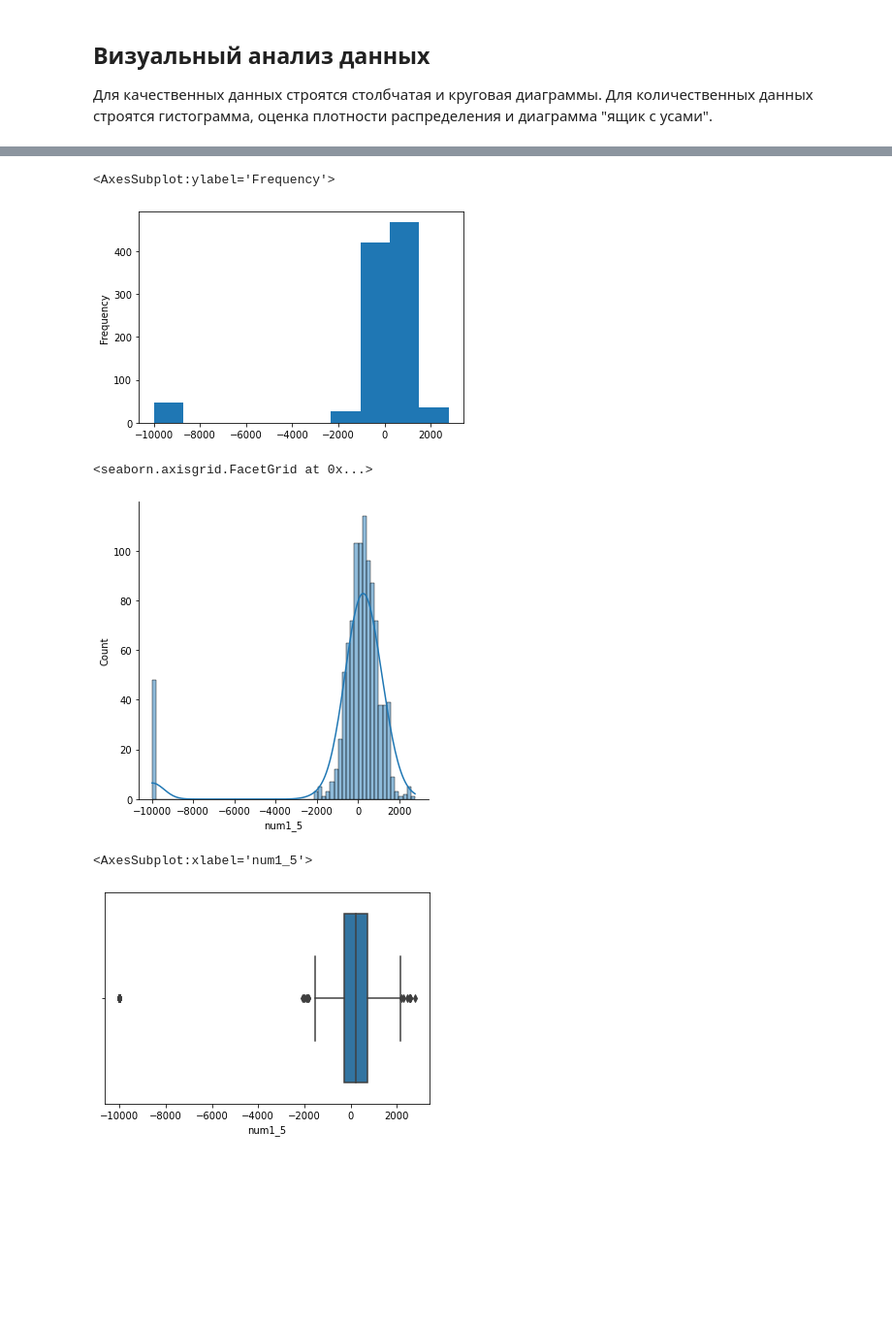
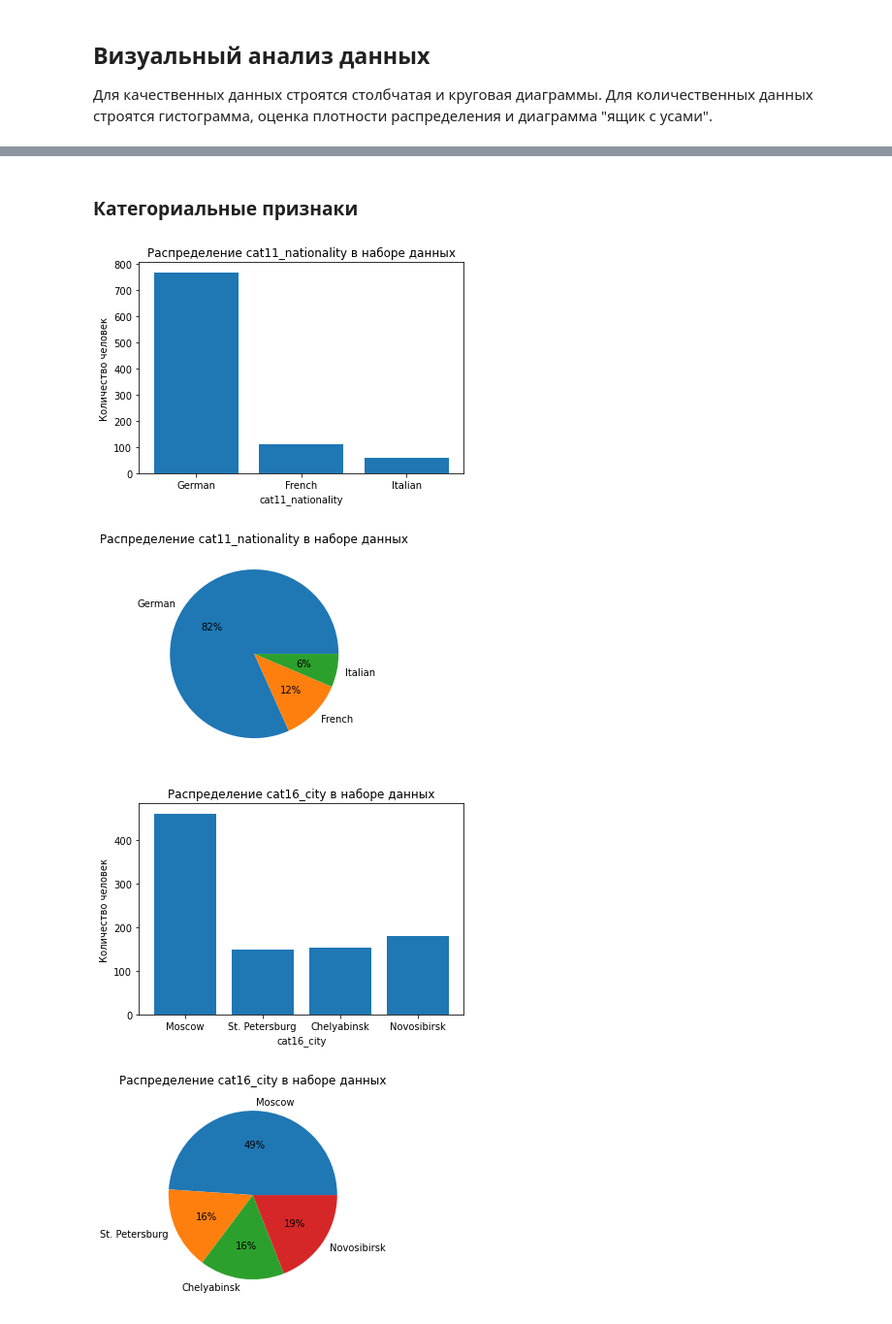
Before and after one commit to L1tewave/stohastic-object-models, a Jupyter notebook: practice_2/practice_2.ipynb, the cells around one changed output, grey strips where cells are left out. Shown at 97% size. Drawn from its saved outputs; the diff is of its cells as text; code cells hidden in the pictures; blank space fills up the shorter version.

```diff
--- a/practice_2/practice_2.ipynb
+++ b/practice_2/practice_2.ipynb
@@ -48,0 +74,9 @@ memory usage: 39.2+ KB
+# %%
+data['cat11_nationality'] = data['cat11_nationality'].replace(
+    {'german': 'German',
+     'italian': 'Italian',
+     '-': None,
+     ' ': None,
+     np.nan: None}
+)
+data.cat11_nationality.unique()
@@ -48,0 +90,9 @@ memory usage: 39.2+ KB
+# %%
+data['cat16_city'] = data['cat16_city'].replace(
+    {'moscow': 'Moscow',
+     'novosibirsk': 'Novosibirsk',
+     '-': None,
+     ' ': None,
+     np.nan: None}
+)
+data.cat16_city.unique()
@@ -48,0 +102,6 @@ memory usage: 39.2+ KB
+# %%
+data['num3_5'] = data['num3_5'].replace(
+    {'-': np.nan,
+     ' ': np.nan}
+)
+data
@@ -75,15 +142,21 @@ data['cat16_city'].value_counts().plot.bar()
-# %%
-data['num1_5'].plot.hist()
-# %% [output]
-<AxesSubplot:ylabel='Frequency'>
-[figure, removed]
-# %%
-sns.displot(data['num1_5'], kde=True)
-# %% [output]
-<seaborn.axisgrid.FacetGrid at 0x...>
-[figure, removed]
-# %%
-sns.boxplot(x=data['num1_5'])
-# %% [output]
-<AxesSubplot:xlabel='num1_5'>
-[figure, removed]
+# %% [markdown]
+### Категориальные признаки
+# %%
+for column_name in data.iloc[:, 0:2]:
+    # Столбчатая диаграмма
+    counts = Counter(data[column_name].dropna())
+    plt.bar(counts.keys(), counts.values())
+    plt.title(f'Распределение {column_name} в наборе данных')
+    plt.xlabel(column_name)
+    plt.ylabel('Количество человек')
+    plt.show()
+
+    # Круговая диаграмма
+    plt.pie(counts.values(), labels=counts.keys(), autopct='%1.0f%%')
+    plt.title(f'Распределение {column_name} в наборе данных')
+    plt.show()
+# %% [output]
+[figure, added]
+[figure, added]
+[figure, added]
+[figure, added]
```
Also changed, not shown: parts of 21 cells of this notebook.
